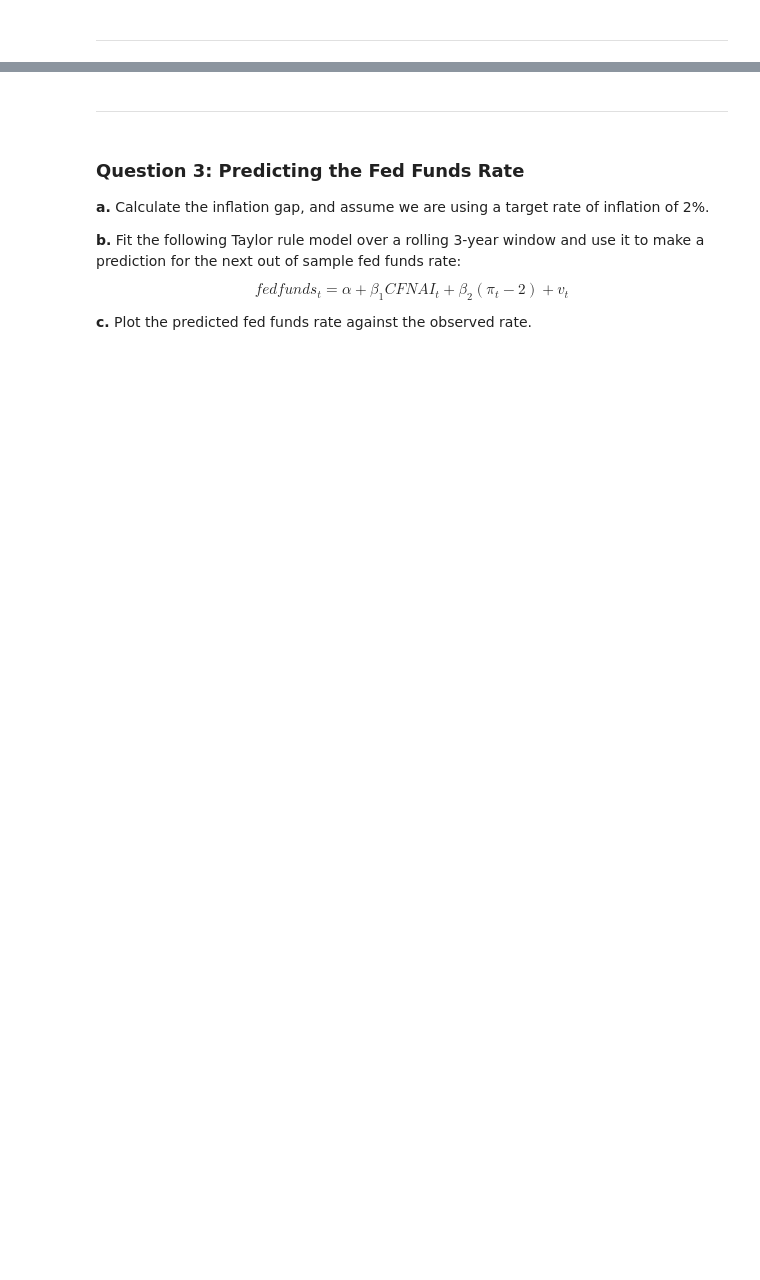
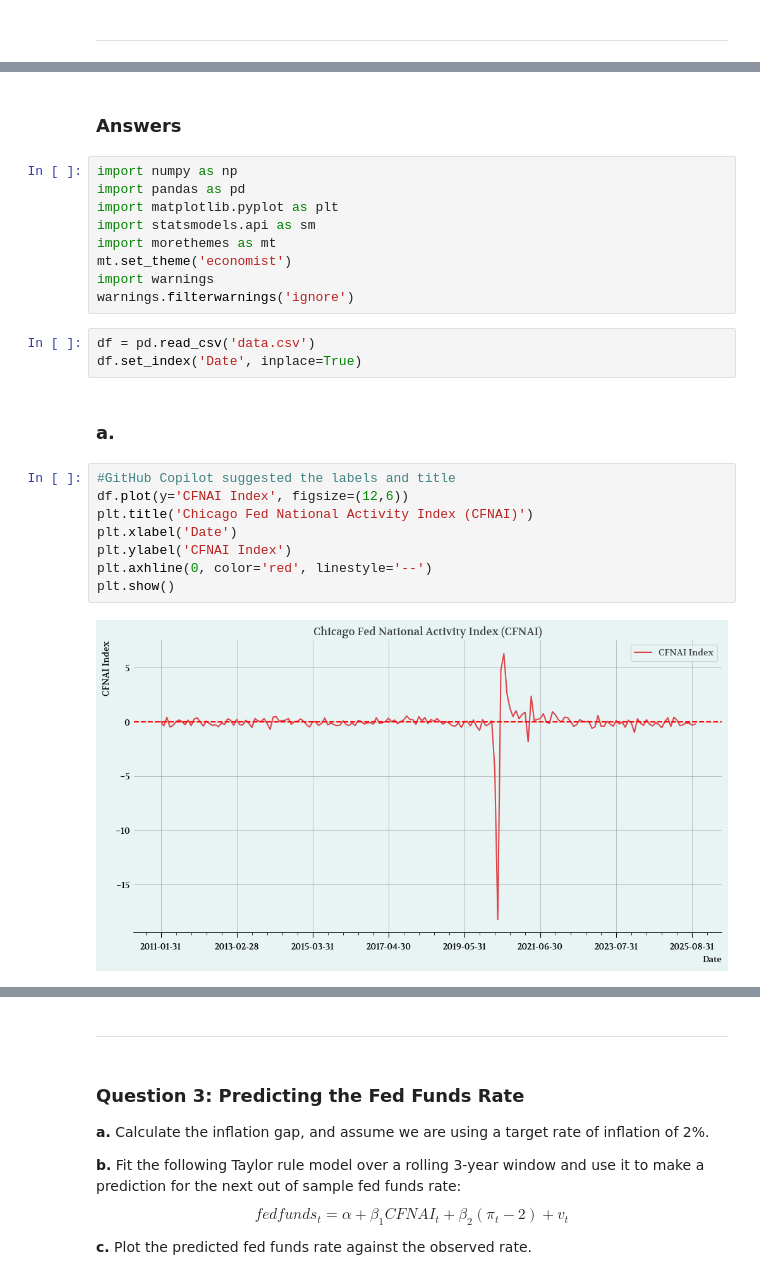
Before and after one commit to JWilliams2001-hub/forecasting_assigment2a, a Jupyter notebook: Econ 409 and 442B Assignment 2.ipynb, the cells around one changed output, grey strips where cells are left out. Cells and saved outputs as stored; diff of their text form; blank space fills up the shorter version.

```diff
--- a/Econ 409 and 442B Assignment 2.ipynb
+++ b/Econ 409 and 442B Assignment 2.ipynb
@@ -262,0 +326,26 @@ Log into the Bloomberg Terminal and search for **PCE CYOY Index**. Plot the data
+# %% [markdown]
+### Answers
+# %%
+import numpy as np
+import pandas as pd
+import matplotlib.pyplot as plt
+import statsmodels.api as sm
+import morethemes as mt
+mt.set_theme('economist')
+import warnings
+warnings.filterwarnings('ignore')
+# %%
+df = pd.read_csv('data.csv')
+df.set_index('Date', inplace=True)
+# %% [markdown]
+### **a.**
+# %%
+#GitHub Copilot suggested the labels and title
+df.plot(y='CFNAI Index', figsize=(12,6))
+plt.title('Chicago Fed National Activity Index (CFNAI)')
+plt.xlabel('Date')
+plt.ylabel('CFNAI Index')
+plt.axhline(0, color='red', linestyle='--')
+plt.show()
+# %% [output]
+[figure, added]
```
Also changed, not shown: parts of 30 cells of this notebook.
